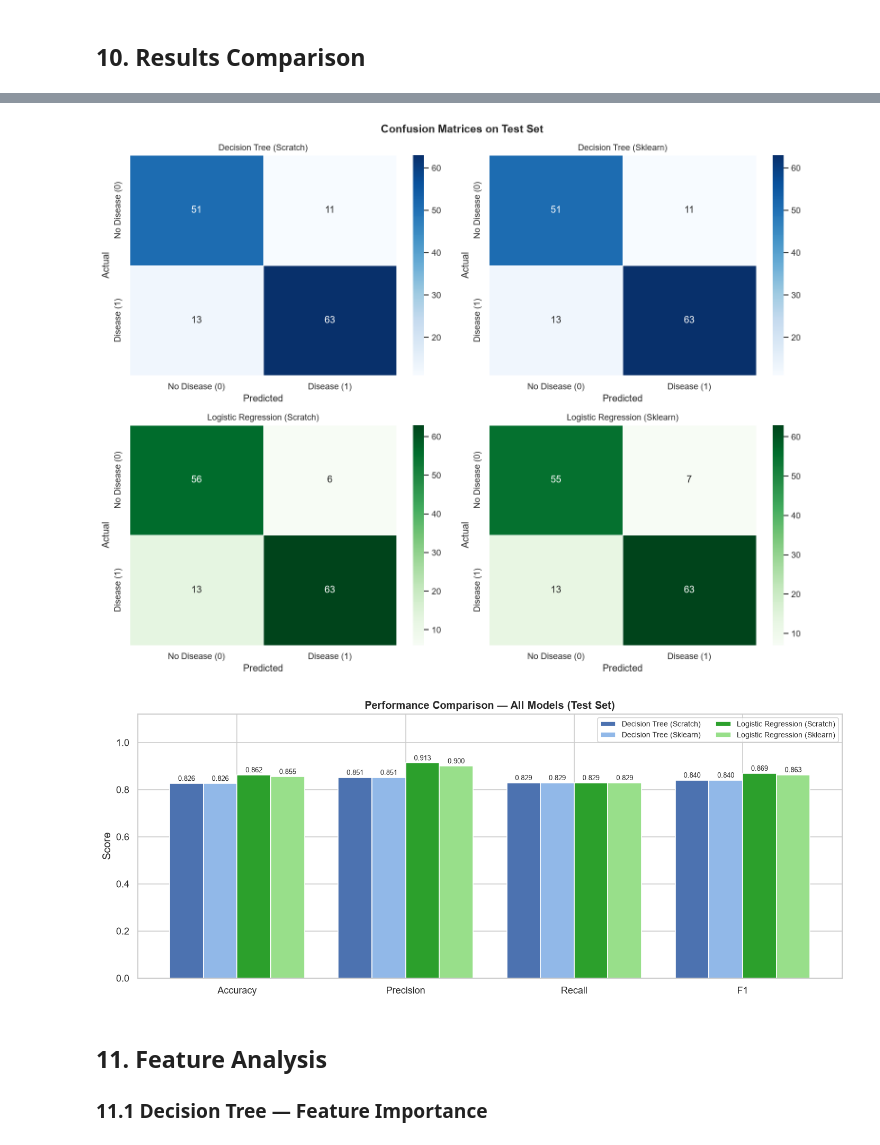
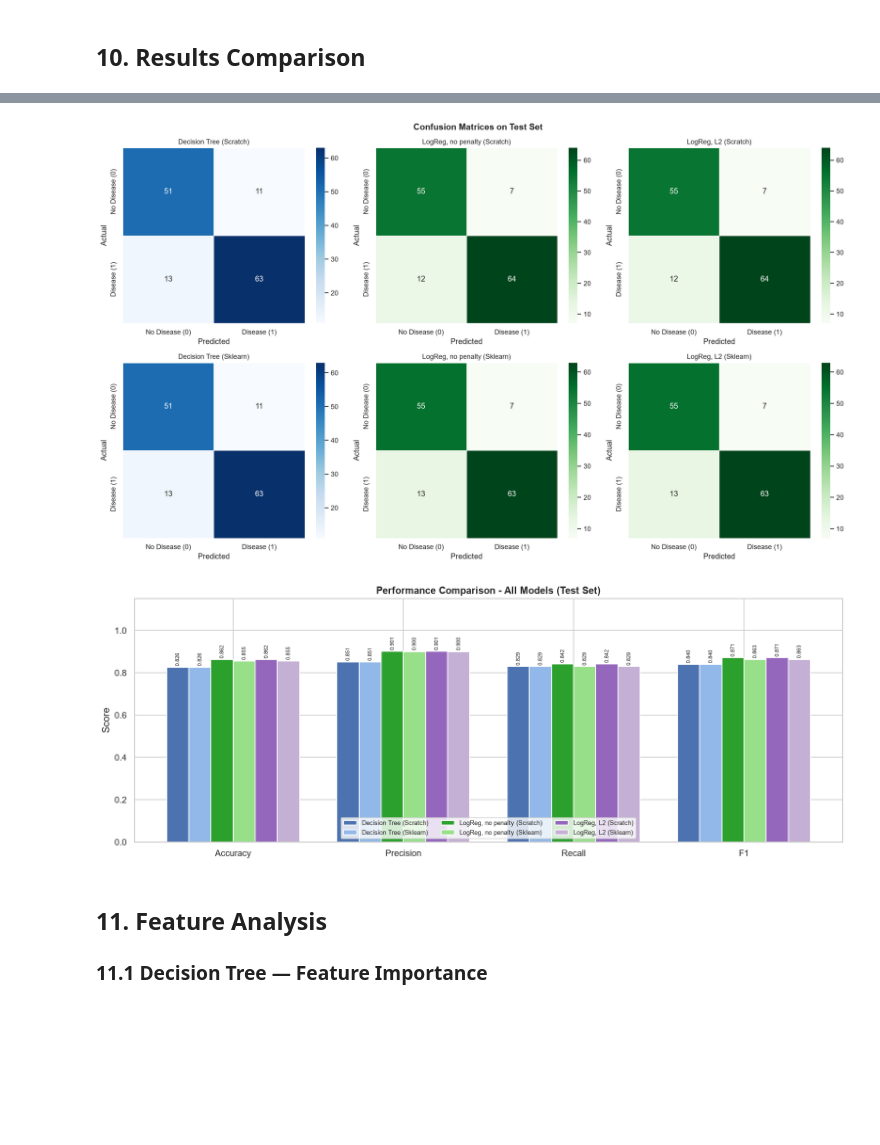
Before and after one commit to ajanumala-Albert/heart-disease-ml-project, a Jupyter notebook: heart_disease_decision_tree.ipynb, the cells around one changed output, grey strips where cells are left out. Saved outputs shown, nothing was run; the diff lists cells and outputs as text; code cells hidden in the pictures; blank space fills up the shorter version.

```diff
--- a/heart_disease_decision_tree.ipynb
+++ b/heart_disease_decision_tree.ipynb
@@ -202,13 +193,25 @@ X_val, X_test, y_val, y_test = train_test_split(
     X_temp, y_temp, test_size=0.50, random_state=RANDOM_SEED, stratify=y_temp
 )
 
-print(f'Train:      {X_train.shape[0]} samples')
+# Impute invalid zeros: medians are fitted on the TRAINING set only (non-zero values),
+# then applied unchanged to train, validation and test.
+impute_medians = {}
+for col in ['Cholesterol', 'RestingBP']:
+    j = feature_names.index(col)
+    med = np.median(X_train[X_train[:, j] > 0, j])
+    impute_medians[col] = med
+    for split_name, A in (('train', X_train), ('val', X_val), ('test', X_test)):
+        mask = A[:, j] == 0
+        A[mask, j] = med
+        print(f'{col:<12} {split_name:<5}: {mask.sum():>3} zeros replaced with train median {med}')
+
+print(f'\nTrain:      {X_train.shape[0]} samples')
 print(f'Validation: {X_val.shape[0]} samples')
 print(f'Test:       {X_test.shape[0]} samples')
-print(f'\nClass balance in train: {Counter(y_train)}')
+print(f'Class balance in train: {Counter(y_train)}')
 print(f'Class balance in test:  {Counter(y_test)}')
 
-# Standardised copies for Logistic Regression
+# Standardised copies for Logistic Regression (scaler fitted on the training set only)
 scaler = StandardScaler()
 X_train_sc = scaler.fit_transform(X_train)
 X_val_sc   = scaler.transform(X_val)
@@ -667,51 +814,53 @@ Logistic Regression (Sklearn)    0.8551     0.9000  0.8289  0.863
 # %%
-# Confusion matrices — all four models
-fig, axes = plt.subplots(2, 2, figsize=(13, 10))
+# Confusion matrices - all six models
+fig, axes = plt.subplots(2, 3, figsize=(17, 10))
 fig.suptitle('Confusion Matrices on Test Set', fontsize=14, fontweight='bold')
 
 labels = ['No Disease (0)', 'Disease (1)']
 pairs = [
-    (y_pred_dt_scratch, 'Decision Tree (Scratch)',           'Blues'),
-    (y_pred_dt_sklearn, 'Decision Tree (Sklearn)',           'Blues'),
-    (y_pred_lr_scratch, 'Logistic Regression (Scratch)',     'Greens'),
-    (y_pred_lr_sklearn, 'Logistic Regression (Sklearn)',     'Greens'),
+    (y_pred_dt_scratch,       'Decision Tree (Scratch)',        'Blues'),
+    (y_pred_lr_scratch,       'LogReg, no penalty (Scratch)',   'Greens'),
+    (y_pred_lr_scratch_l2,    'LogReg, L2 (Scratch)',           'Greens'),
+    (y_pred_dt_sklearn,       'Decision Tree (Sklearn)',        'Blues'),
+    (y_pred_lr_sklearn,       'LogReg, no penalty (Sklearn)',   'Greens'),
+    (y_pred_lr_sklearn_l2,    'LogReg, L2 (Sklearn)',           'Greens'),
 ]
 for ax, (y_pred, title, cmap) in zip(axes.flat, pairs):
     cm = confusion_matrix(y_test, y_pred)
     sns.heatmap(cm, annot=True, fmt='d', cmap=cmap, ax=ax,
                 xticklabels=labels, yticklabels=labels, linewidths=0.5)
     ax.set_title(title, fontsize=11)
     ax.set_xlabel('Predicted'); ax.set_ylabel('Actual')
 
 plt.tight_layout()
 plt.savefig('fig6_all_confusion_matrices.png', bbox_inches='tight')
 plt.show()
 # %% [output]
-[figure, old version]
+[figure, new version]
 # %%
-# Four-model metric comparison bar chart
+# Six-model metric comparison bar chart
 metrics_to_plot = ['Accuracy', 'Precision', 'Recall', 'F1']
 x = np.arange(len(metrics_to_plot))
-width = 0.2
-colors4 = ['#4C72B0', '#91b8e8', '#2ca02c', '#98df8a']
+width = 0.13
+colors6 = ['#4C72B0', '#91b8e8', '#2ca02c', '#98df8a', '#9467bd', '#c5b0d5']
 
-fig, ax = plt.subplots(figsize=(12, 5))
+fig, ax = plt.subplots(figsize=(13, 5))
 for i, (label, row) in enumerate(all_results.iterrows()):
-    bars = ax.bar(x + (i - 1.5) * width, row[metrics_to_plot],
-                  width, label=label, color=colors4[i], edgecolor='white')
+    bars = ax.bar(x + (i - 2.5) * width, row[metrics_to_plot].astype(float),
+                  width, label=label, color=colors6[i], edgecolor='white')
     for bar in bars:
         ax.text(bar.get_x() + bar.get_width()/2, bar.get_height() + 0.005,
-                f'{bar.get_height():.3f}', ha='center', va='bottom', fontsize=7.5)
+                f'{bar.get_height():.3f}', ha='center', va='bottom', fontsize=6.5, rotation=90)
 
 ax.set_xticks(x); ax.set_xticklabels(metrics_to_plot)
-ax.set_ylim(0, 1.12); ax.set_ylabel('Score')
-ax.set_title('Performance Comparison — All Models (Test Set)', fontweight='bold')
-ax.legend(fontsize=8.5, ncol=2)
+ax.set_ylim(0, 1.15); ax.set_ylabel('Score')
+ax.set_title('Performance Comparison - All Models (Test Set)', fontweight='bold')
+ax.legend(fontsize=8, ncol=3, loc='lower center')
 plt.tight_layout()
 plt.savefig('fig7_all_model_comparison.png', bbox_inches='tight')
 plt.show()
 # %% [output]
-[figure, old version]
+[figure, new version]
 # %% [markdown]
 ## 11. Feature Analysis
 
```
Also changed, not shown: parts of 21 cells of this notebook, 12 other files.
